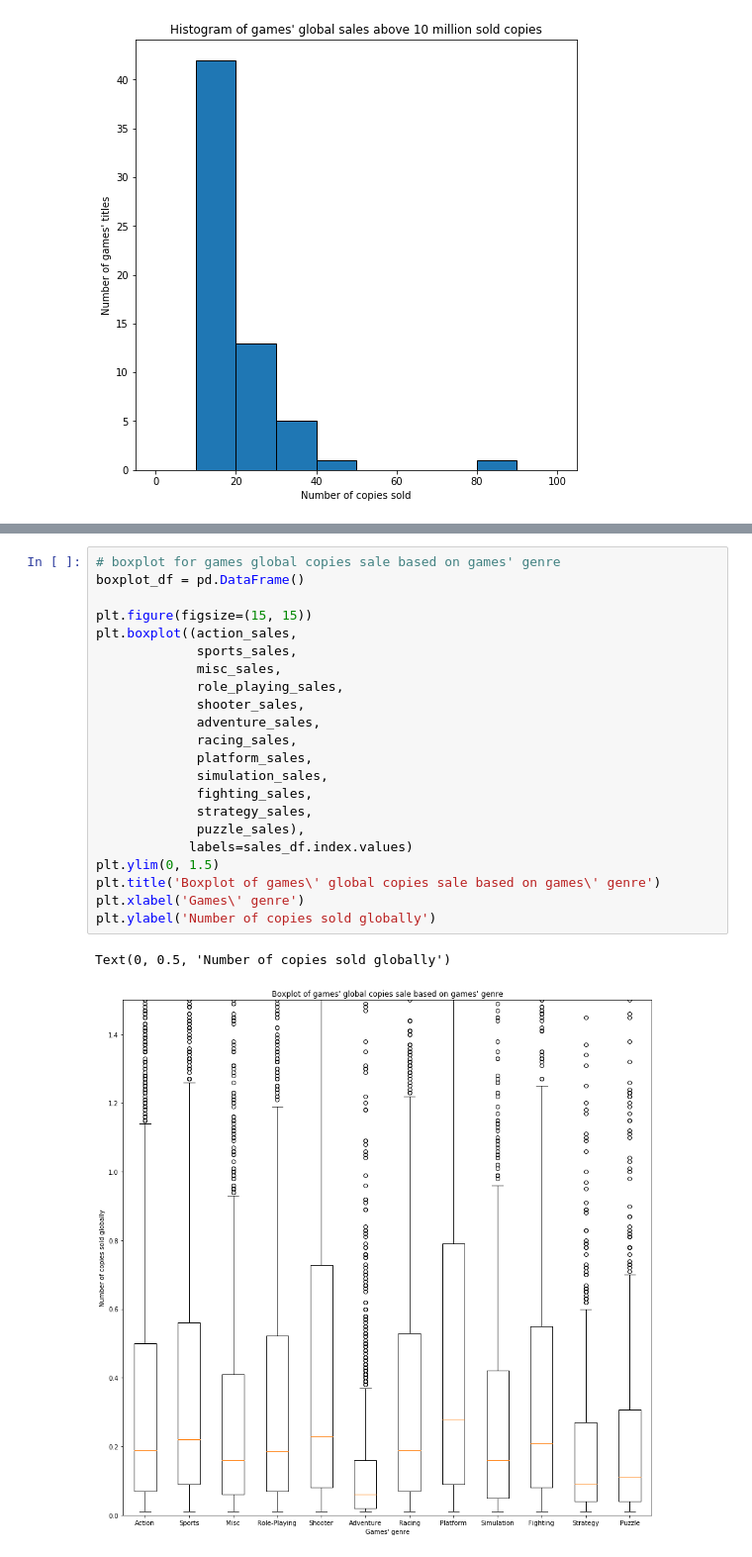
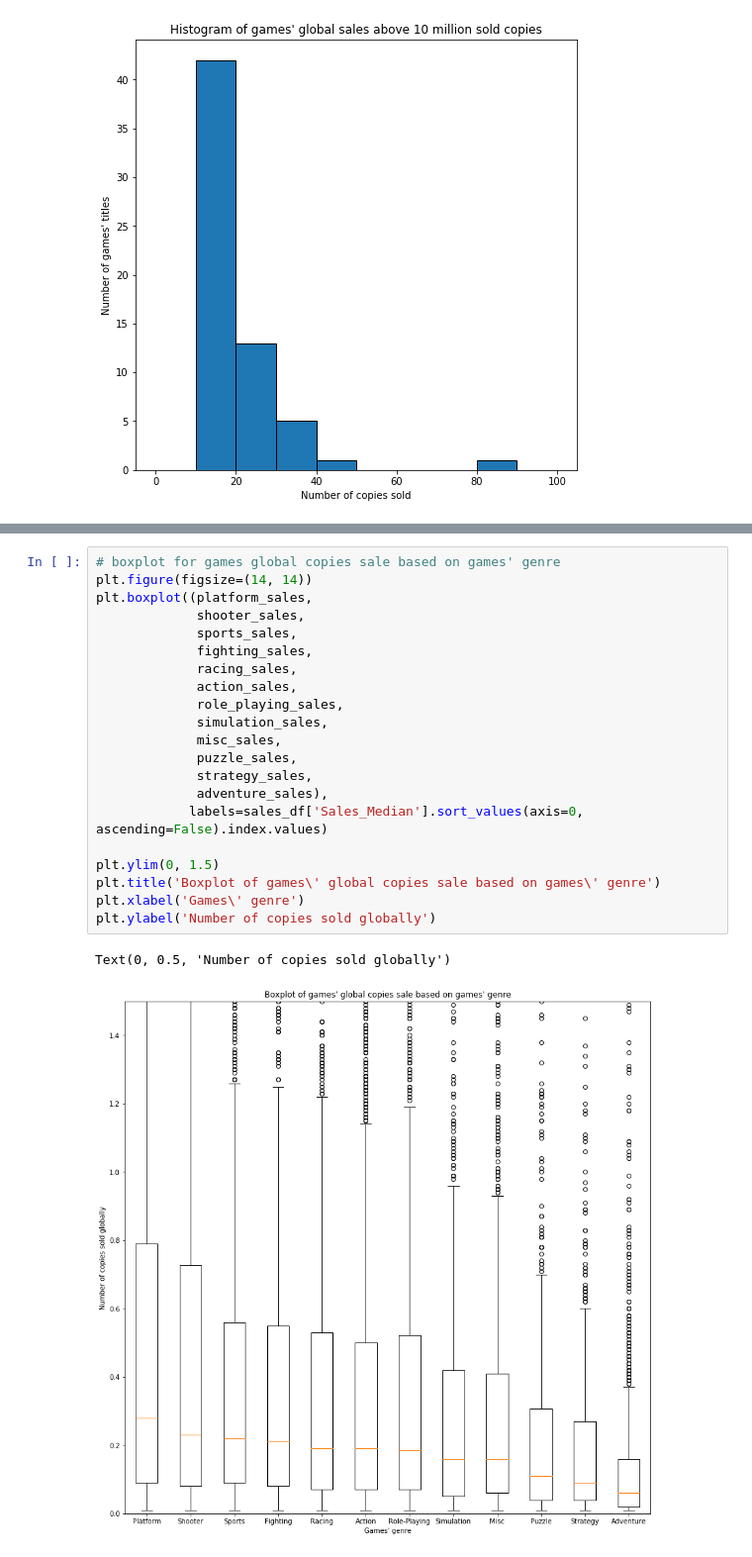
Before and after one commit to Netherwulf/video-games-data-analysis, a Jupyter notebook: video_games_data_analysis.ipynb, the cells around one changed output, grey strips where cells are left out. Shown: that part at 99% size. Drawn from its saved outputs; the diff is of its cells as text.

Commit message:
Improve boxplot by sorting data series
Improve boxplot by sorting data series

```diff
--- a/video_games_data_analysis.ipynb
+++ b/video_games_data_analysis.ipynb
@@ -399,28 +399,27 @@ autolabel(rects1)
 # %%
 # boxplot for games global copies sale based on games' genre
-boxplot_df = pd.DataFrame()
+plt.figure(figsize=(14, 14))
+plt.boxplot((platform_sales,
+             shooter_sales,
+             sports_sales,
+             fighting_sales,
+             racing_sales,
+             action_sales,
+             role_playing_sales,
+             simulation_sales,
+             misc_sales,
+             puzzle_sales,
+             strategy_sales,
+             adventure_sales),
+            labels=sales_df['Sales_Median'].sort_values(axis=0, ascending=False).index.values)
 
-plt.figure(figsize=(15, 15))
-plt.boxplot((action_sales,
-             sports_sales,
-             misc_sales,
-             role_playing_sales,
-             shooter_sales,
-             adventure_sales,
-             racing_sales,
-             platform_sales,
-             simulation_sales,
-             fighting_sales,
-             strategy_sales,
-             puzzle_sales),
-            labels=sales_df.index.values)
 plt.ylim(0, 1.5)
 plt.title('Boxplot of games\' global copies sale based on games\' genre')
 plt.xlabel('Games\' genre')
 plt.ylabel('Number of copies sold globally')
 # %% [output]
 Text(0, 0.5, 'Number of copies sold globally')
-[figure, old version]
+[figure, new version]
 # %%
 def autolabel(rects):
     """Attach a text label above each bar in *rects*, displaying its height."""
```
Also changed, not shown: parts of 7 cells of this notebook.
